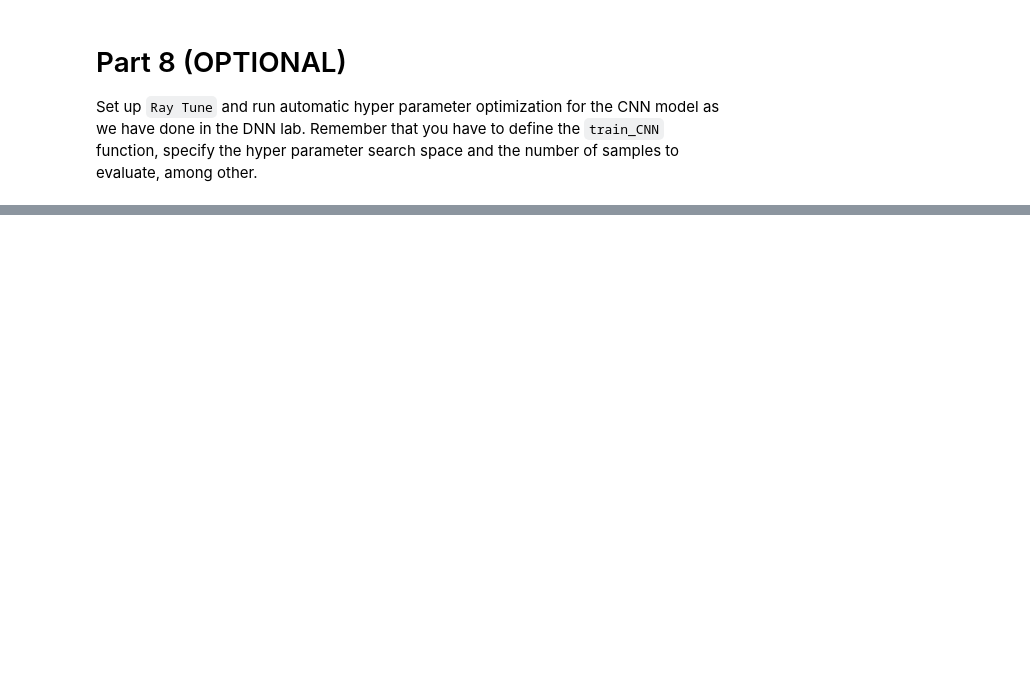
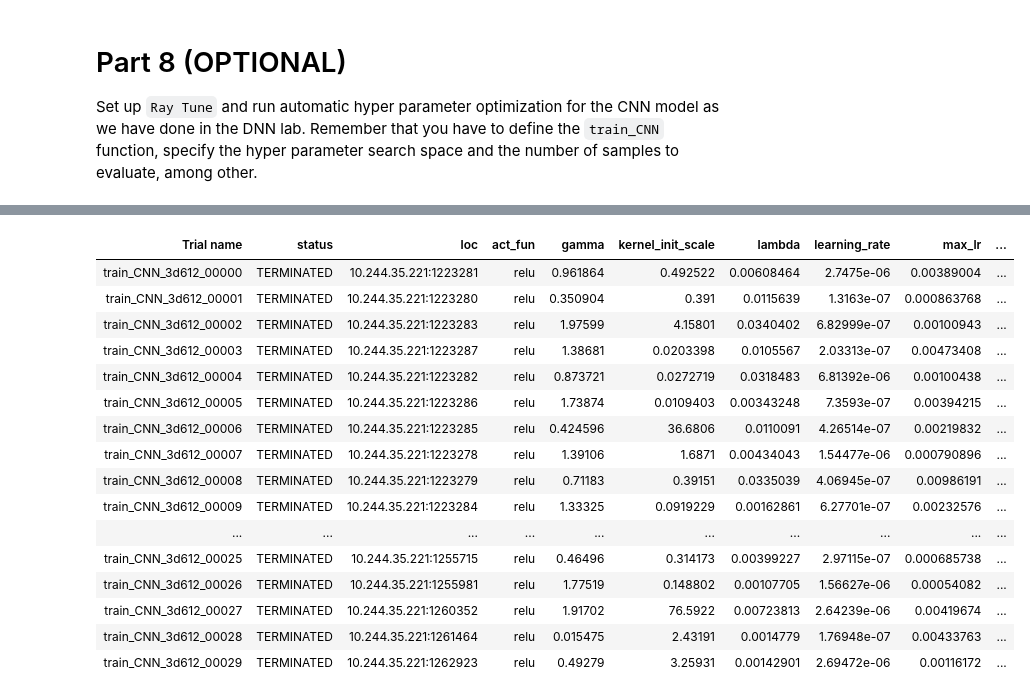
Before and after one commit to arreen/deeplearninglabs, a Jupyter notebook: 3_CNN/CNN_Lab.ipynb, the cells around one changed output, grey strips where cells are left out. Drawn from its saved outputs; the diff is of its cells as text; code cells hidden in the pictures; blank space fills up the shorter version.

```diff
--- a/3_CNN/CNN_Lab.ipynb
+++ b/3_CNN/CNN_Lab.ipynb
@@ -1157,3 +1329,72 @@ print(label)
 # Part 8 (OPTIONAL)
 
 Set up `Ray Tune` and run automatic hyper parameter optimization for the CNN model as we have done in the DNN lab. Remember that you have to define the `train_CNN` function, specify the hyper parameter search space and the number of samples to evaluate, among other.
+# %%
+# import train_DNN
+from utilities import train_CNN
+
+# imports for hyperparameter tuning
+from ray import tune, train
+from ray.train import RunConfig
+from ray.tune.schedulers import AsyncHyperBandScheduler
+
+import os
+
+
+
+hyperparameter_space =  {
+            "act_fun": tune.choice(["relu"]),
+            "optimizer": tune.choice(["AdamW"]),
+            "n_dense_layers": tune.randint(1, 3),
+            "n_nodes": tune.lograndint(5, 50),
+            "n_conv_layers": tune.randint(1, 4),
+            "n_filters": tune.qrandn(20, 5, 1),
+            # here define the fixed parameters
+            #"loss": ???,
+            "learning_rate": tune.loguniform(1e-7, 1e-5),
+            "kernel_init_scale": tune.loguniform(1e-2, 1e2),
+            "use_dropout": tune.uniform(0, 0),
+            #"use_variational_layer": ???,
+            "input_shape": input_shape,
+            "max_lr": tune.loguniform(5*1e-4, 1e-2),
+            "gamma": tune.uniform(0, 2),
+            "lambda": tune.loguniform(1e-3, 1e-1)
+        }
+
+# specify batch and number of epochs
+training_config = {
+            "data": (Xtrain, Ytrain, Xval, Yval),
+            "epochs": 20,
+            "batch_size": 10
+        }
+
+# specify the number of samples to take from the hyper parameter space and run. The larger the number, the longer the search time.
+# Start small (e.g. 2) to test your implementation, then increase.
+num_samples = 30
+
+# ============================================
+
+
+# Definition of the Scheduler. This allows for several models to be trained/stopped/re-started simultaneously
+sched = AsyncHyperBandScheduler(
+    metric="mean_accuracy", mode="max",
+        time_attr="training_iteration", max_t=400, grace_period=20
+    )
+
+# Setting up the tuner.
+tuner = tune.Tuner(
+        tune.with_resources(tune.with_parameters(train_CNN, training_config=training_config), resources={"cpu": 25/10, "gpu":1/10}), # definition of which training function to use and the available resources. Consider adding "gpu":0 to resources if available.
+        tune_config=tune.TuneConfig(
+            scheduler=sched,
+            num_samples=num_samples,
+        ),
+        run_config=RunConfig(
+            name="DNN_hp_tuning",
+            stop={"mean_accuracy": 1},
+        ),
+        param_space=hyperparameter_space,
+    )
+
+# Run the hyper parameter search.
+results = tuner.fit()
+# %% [output]
@@ -1159,0 +1410,17 @@ Set up `Ray Tune` and run automatic hyper parameter optimization for the CNN mod
+| Trial name | status | loc | act_fun | gamma | kernel_init_scale | lambda | learning_rate | max_lr | ... |
+| train_CNN_3d612_00000 | TERMINATED | 10.244.35.221:1223281 | relu | 0.961864 | 0.492522 | 0.00608464 | 2.7475e-06 | 0.00389004 | ... |
+| train_CNN_3d612_00001 | TERMINATED | 10.244.35.221:1223280 | relu | 0.350904 | 0.391 | 0.0115639 | 1.3163e-07 | 0.000863768 | ... |
+| train_CNN_3d612_00002 | TERMINATED | 10.244.35.221:1223283 | relu | 1.97599 | 4.15801 | 0.0340402 | 6.82999e-07 | 0.00100943 | ... |
+| train_CNN_3d612_00003 | TERMINATED | 10.244.35.221:1223287 | relu | 1.38681 | 0.0203398 | 0.0105567 | 2.03313e-07 | 0.00473408 | ... |
+| train_CNN_3d612_00004 | TERMINATED | 10.244.35.221:1223282 | relu | 0.873721 | 0.0272719 | 0.0318483 | 6.81392e-06 | 0.00100438 | ... |
+| train_CNN_3d612_00005 | TERMINATED | 10.244.35.221:1223286 | relu | 1.73874 | 0.0109403 | 0.00343248 | 7.3593e-07 | 0.00394215 | ... |
+| train_CNN_3d612_00006 | TERMINATED | 10.244.35.221:1223285 | relu | 0.424596 | 36.6806 | 0.0110091 | 4.26514e-07 | 0.00219832 | ... |
+| train_CNN_3d612_00007 | TERMINATED | 10.244.35.221:1223278 | relu | 1.39106 | 1.6871 | 0.00434043 | 1.54477e-06 | 0.000790896 | ... |
+| train_CNN_3d612_00008 | TERMINATED | 10.244.35.221:1223279 | relu | 0.71183 | 0.39151 | 0.0335039 | 4.06945e-07 | 0.00986191 | ... |
+| train_CNN_3d612_00009 | TERMINATED | 10.244.35.221:1223284 | relu | 1.33325 | 0.0919229 | 0.00162861 | 6.27701e-07 | 0.00232576 | ... |
+| ... | ... | ... | ... | ... | ... | ... | ... | ... | ... |
+| train_CNN_3d612_00025 | TERMINATED | 10.244.35.221:1255715 | relu | 0.46496 | 0.314173 | 0.00399227 | 2.97115e-07 | 0.000685738 | ... |
+| train_CNN_3d612_00026 | TERMINATED | 10.244.35.221:1255981 | relu | 1.77519 | 0.148802 | 0.00107705 | 1.56627e-06 | 0.00054082 | ... |
+| train_CNN_3d612_00027 | TERMINATED | 10.244.35.221:1260352 | relu | 1.91702 | 76.5922 | 0.00723813 | 2.64239e-06 | 0.00419674 | ... |
+| train_CNN_3d612_00028 | TERMINATED | 10.244.35.221:1261464 | relu | 0.015475 | 2.43191 | 0.0014779 | 1.76948e-07 | 0.00433763 | ... |
+| train_CNN_3d612_00029 | TERMINATED | 10.244.35.221:1262923 | relu | 0.49279 | 3.25931 | 0.00142901 | 2.69472e-06 | 0.00116172 | ... |
```
Also changed, not shown: parts of 32 cells of this notebook, 1 other file.
